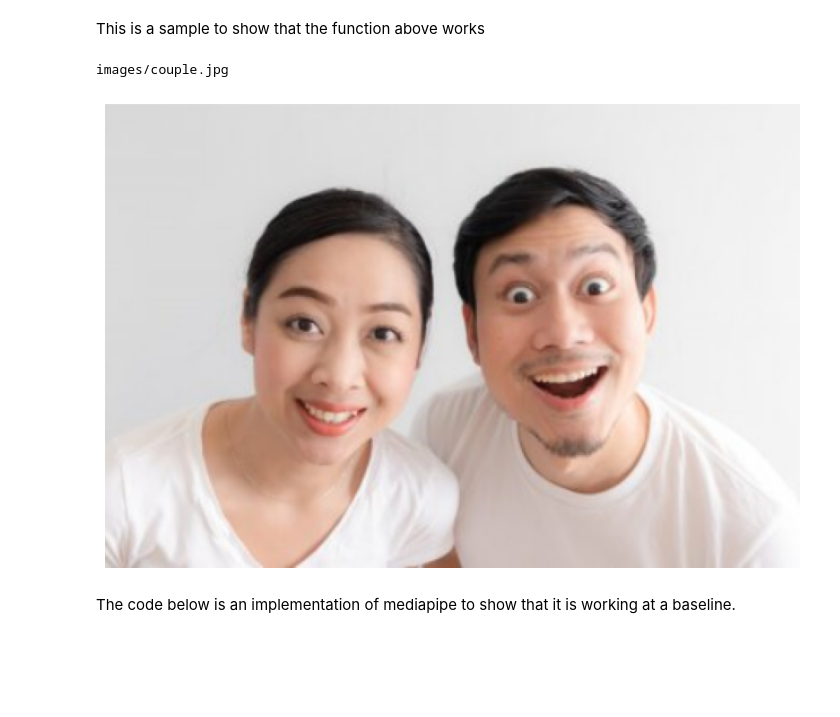
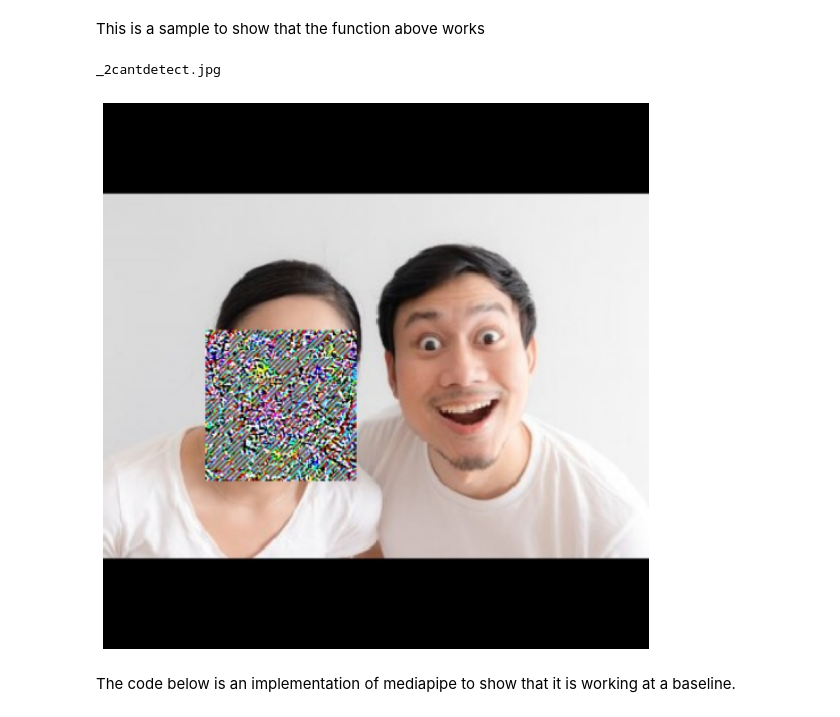
Before and after one commit to JanjanC/FGSM-for-Face-Detectors, a Jupyter notebook: Compare Minimum E.ipynb, the cells around one changed output. Saved outputs shown, nothing was run; the diff lists cells and outputs as text; code cells hidden in the pictures; blank space fills up the shorter version.

```diff
--- a/Compare Minimum E.ipynb
+++ b/Compare Minimum E.ipynb
@@ -27,13 +33,13 @@ def resize_and_show(image, target_ht=480, target_wt=480):
 This is a sample to show that the function above works
 # %%
 # Preview the images.
-images = {name: cv2.imread(name) for name in ["images/couple.jpg"]}
+images = {name: cv2.imread(name) for name in ["_2cantdetect.jpg"]}
 for name, image in images.items():
     print(name)
     resize_and_show(image)
 # %% [output]
-images/couple.jpg
+_2cantdetect.jpg
-[figure, old version]
+[figure, new version]
 # %% [markdown]
 The code below is an implementation of mediapipe to show that it is working at a baseline.
 # %%
```
Also changed, not shown: parts of 3 cells of this notebook, 5 other files.
